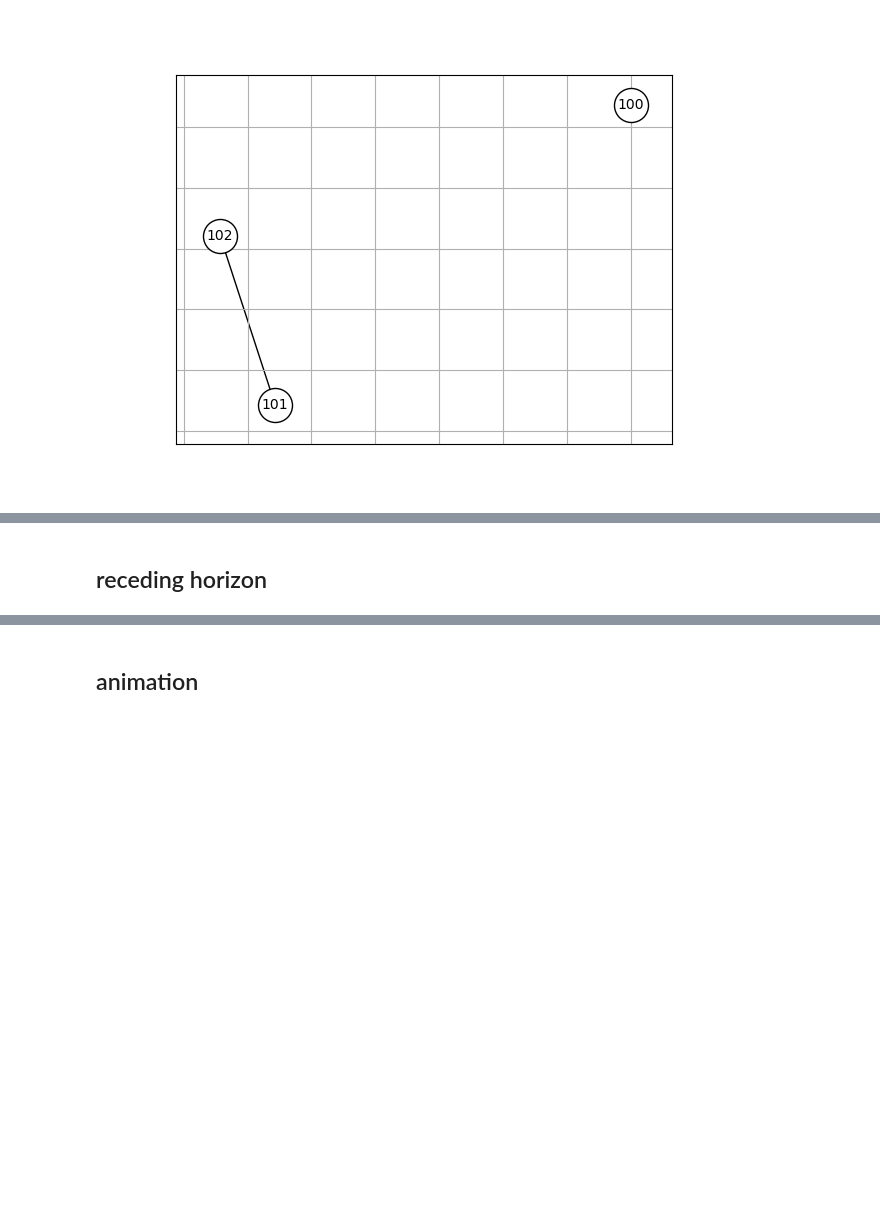
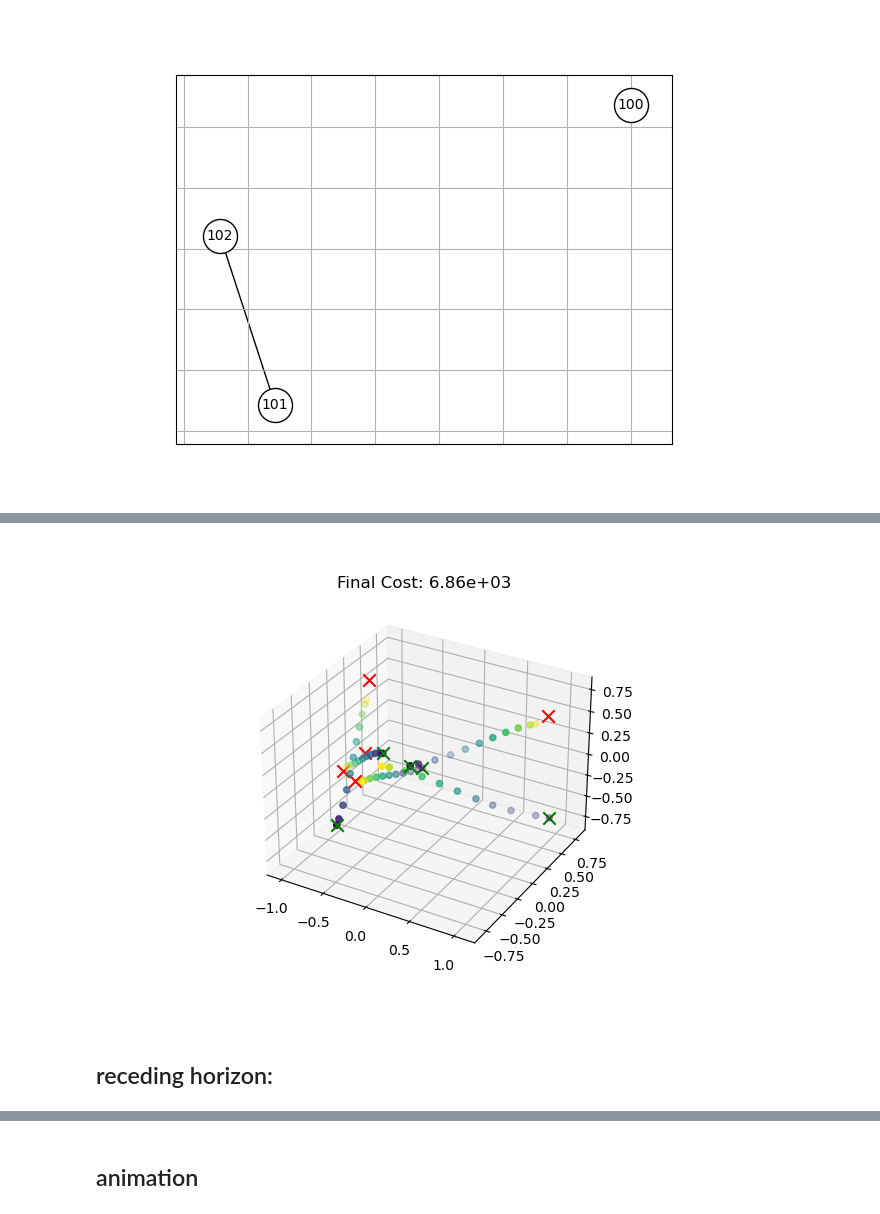
Before and after one commit to labicon/dp-ilqr, a Jupyter notebook: run/main.ipynb, the cells around one changed output, grey strips where cells are left out. Saved outputs shown, nothing was run; the diff lists cells and outputs as text; code cells hidden in the pictures; blank space fills up the shorter version.

```diff
--- a/run/main.ipynb
+++ b/run/main.ipynb
@@ -381,4 +379,4 @@ dec.plot_interaction_graph(graph)
 X0 = np.tile(x0.T, (N,1))
 U0 = np.zeros((N, n_controls*n_agents))
 X_dec, U_dec, J_dec, solve_times = \
-    dec.solve_decentralized(prob, X0, U0, radius, is_mp=False)
+    dec.solve_decentralized(prob, X0, U0, radius)
@@ -385,13 +402,16 @@ X_dec, U_dec, J_dec, solve_times = \
 # %%
 plt.clf()
+plt.figure()
 plot_solve(X_dec, J_dec, x_goal, x_dims, n_d)
+# %% [output]
+[figure, added]
 # %%
 plt.clf()
 plt.plot(dec.compute_pairwise_distance(X_dec, x_dims, n_d).T)
 plt.hlines(radius, *plt.xlim(), 'r', ls='--')
 plt.draw()
 # %% [markdown]
-## receding horizon
+## receding horizon:
 # %%
 dynamics.n_u
 # %% [output]
```
Also changed, not shown: parts of 23 cells of this notebook.
